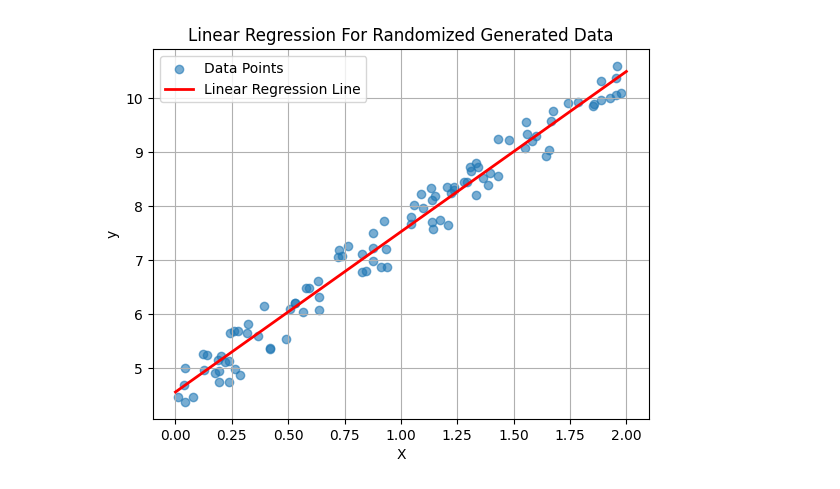
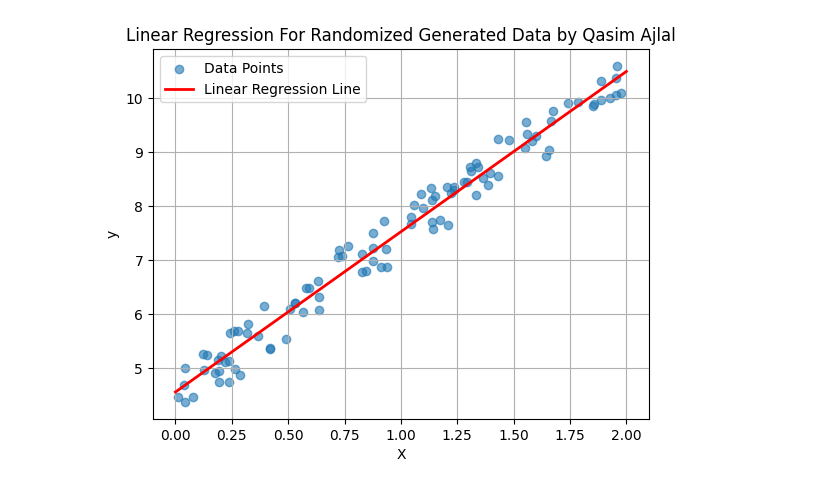
Before and after one commit to Rigboone-68/Machine-Learning-, a Jupyter notebook: Linear_Regression_Assignment.ipynb, the cells around one changed output. Drawn from its saved outputs; the diff is of its cells as text; code cells hidden in the pictures.

```diff
--- a/Linear_Regression_Assignment.ipynb
+++ b/Linear_Regression_Assignment.ipynb
@@ -3,29 +3,29 @@
 # %%
 import numpy as np
 import matplotlib.pyplot as plt
 
 # This is for generating random data
 np.random.seed(0)
 X = 2 * np.random.rand(100, 1)
 y = 4 + 3 * X + np.random.rand(100, 1)
 
 # Process for Linear Regression using Numpy as a library
 X_b = np.c_[np.ones((100, 1)), X]  # Add bias term (intercept)
 theta_best = np.linalg.inv(X_b.T.dot(X_b)).dot(X_b.T).dot(y)
 
 # Predict the data using the obtained parameters
 X_new = np.array([[0], [2]])
 X_new_b = np.c_[np.ones((2, 1)), X_new]
 y_predict = X_new_b.dot(theta_best)
 
 # Plot the data points and regression line
 plt.scatter(X, y, alpha=0.6, label='Data Points')
 plt.plot(X_new, y_predict, 'r-', label='Linear Regression Line', linewidth=2)
 plt.xlabel('X')
 plt.ylabel('y')
 plt.legend()
 plt.grid(True)
-plt.title('Linear Regression For Randomized Generated Data')
+plt.title('Linear Regression For Randomized Generated Data by Qasim Ajlal')
 plt.show()
 # %% [output]
-[figure, old version]
+[figure, new version]
```
